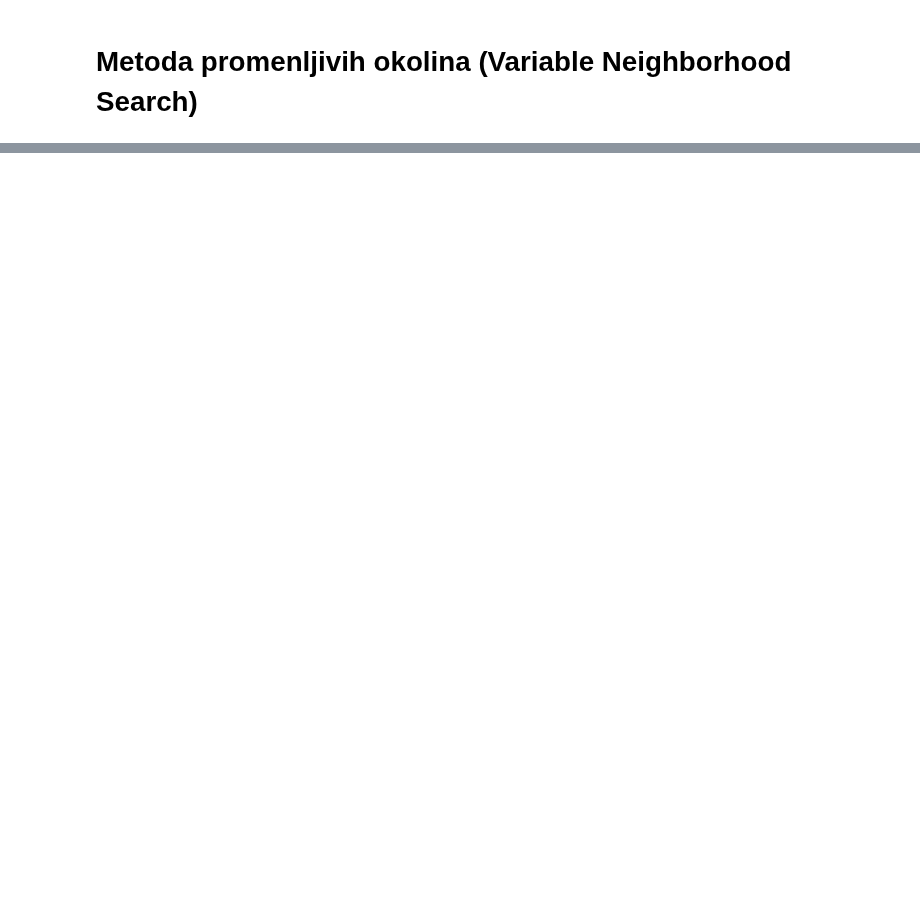
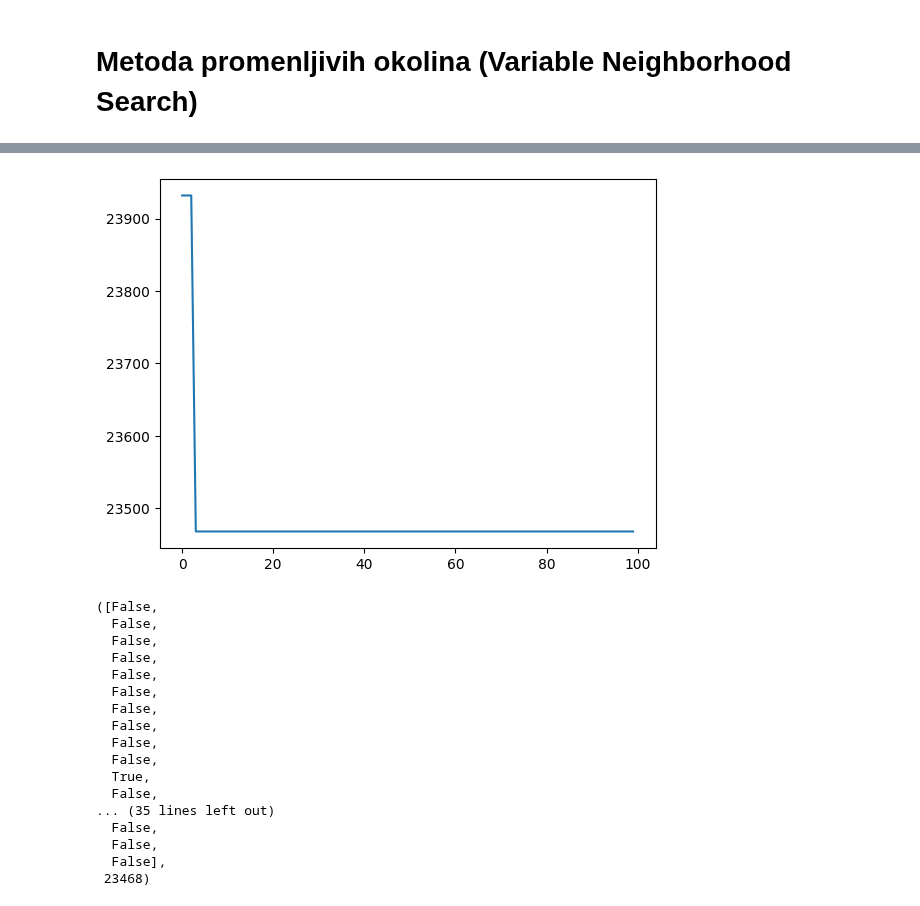
Before and after one commit to MATF-RI/Materijali-sa-vezbi, a Jupyter notebook: 2024_2025/live/03.ipynb, the cells around one changed output, grey strips where cells are left out. Drawn from its saved outputs; the diff is of its cells as text; code cells hidden in the pictures; blank space fills up the shorter version.

```diff
--- a/2024_2025/live/03.ipynb
+++ b/2024_2025/live/03.ipynb
@@ -204,0 +329,47 @@ plt.plot(xs, 1 / np.sqrt(xs))
+# %%
+def read_data_bk(file_path: str):
+    resource_costs = []
+    user_resource_costs = []
+    with open(file_path) as f:
+        for i, line in enumerate(f):
+            if i == 0:
+                continue
+            elif i == 1:
+                num_resources, num_users, _ = read_line_of_ints(line)
+            else:
+                xs = read_line_of_ints(line)
+                resource_costs.append(xs[1])
+                user_resource_costs.append(xs[2:])
+
+    user_resource_costs = np.array(user_resource_costs).T.tolist()
+
+    return user_resource_costs, resource_costs
+# %%
+user_resource_costs, resource_costs = read_data_bk('../../2023_2024/live/03_s_metaheuristics/BildeKrarup/B/B1.1')
+# %%
+vns(user_resource_costs,
+    resource_costs,
+    num_iters=100,
+    local_search=local_search_invert_first_improvement,
+    neighborhoods=range(1, 7), # range(1, 10, 2)
+    move_prob=0.5,
+    )
+# %% [output]
+[figure, added]
+([False,
+  False,
+  False,
+  False,
+  False,
+  False,
+  False,
+  False,
+  False,
+  False,
+  True,
+  False,
+... (35 lines left out)
+  False,
+  False,
+  False],
+ 23468)
```
Also changed, not shown: parts of 18 cells of this notebook, 2 other files.
